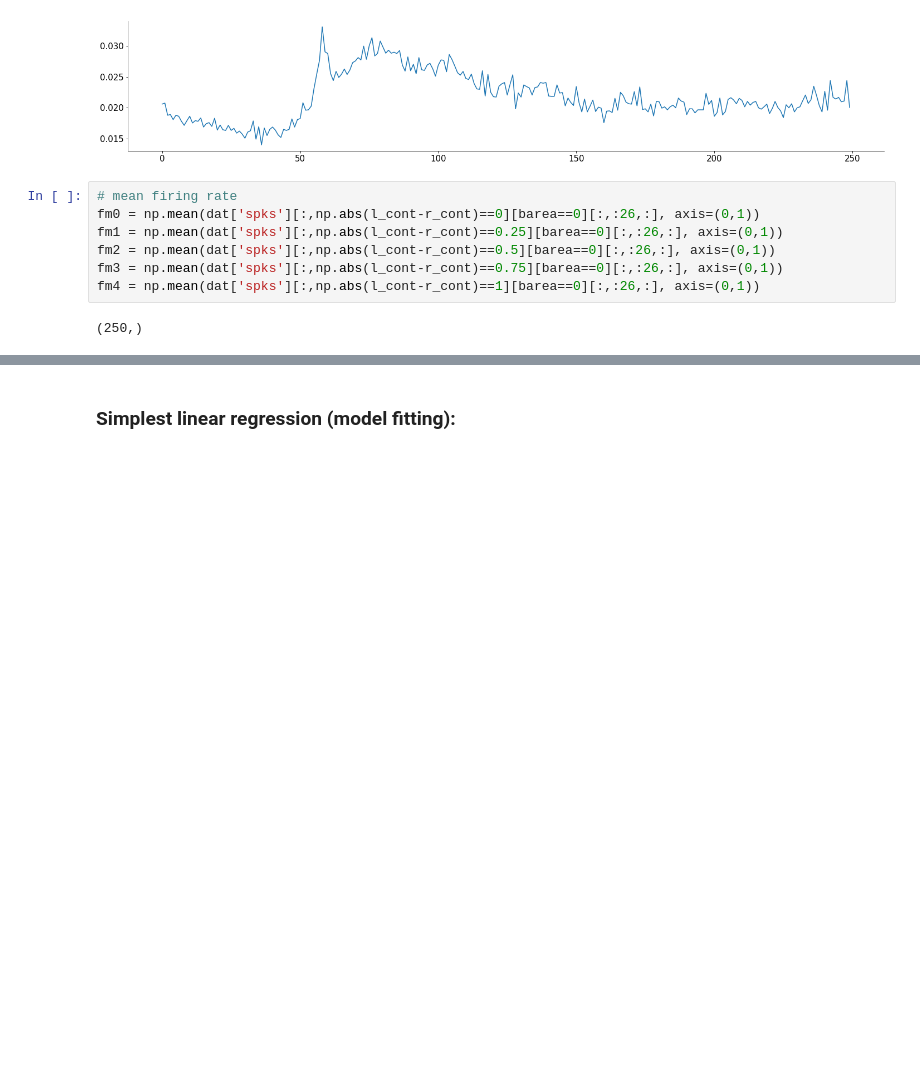
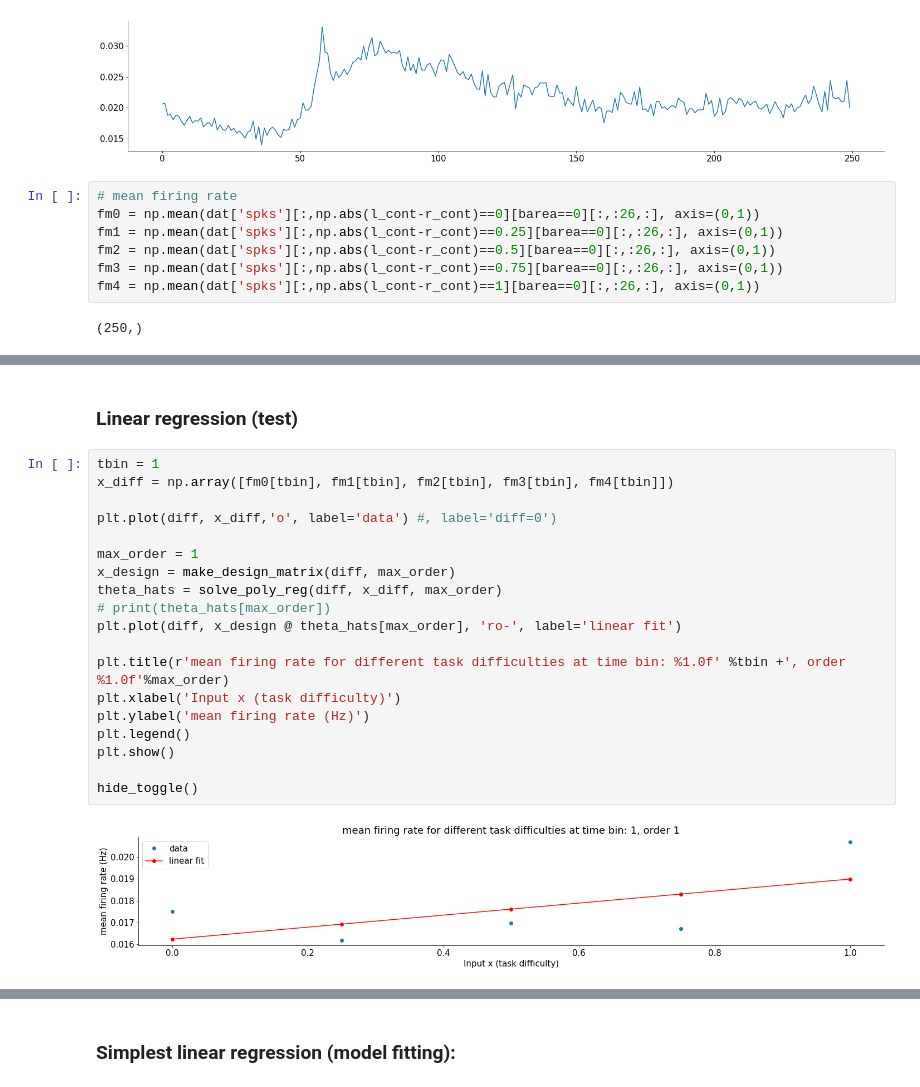
Before and after one commit to Y-Akihiro/NMA2020_decision-dino, a Jupyter notebook: ay_code/Steinmetz_modeling_test.ipynb, the cells around one changed output, grey strips where cells are left out. Drawn from its saved outputs; the diff is of its cells as text; blank space fills up the shorter version.

Commit message:
polynomial regression update

```diff
--- a/ay_code/Steinmetz_modeling_test.ipynb
+++ b/ay_code/Steinmetz_modeling_test.ipynb
@@ -228,0 +280,23 @@ hide_toggle()
+# %% [markdown]
+### Linear regression (test)
+# %%
+tbin = 1
+x_diff = np.array([fm0[tbin], fm1[tbin], fm2[tbin], fm3[tbin], fm4[tbin]])
+
+plt.plot(diff, x_diff,'o', label='data') #, label='diff=0')
+
+max_order = 1
+x_design = make_design_matrix(diff, max_order)
+theta_hats = solve_poly_reg(diff, x_diff, max_order)
+# print(theta_hats[max_order])
+plt.plot(diff, x_design @ theta_hats[max_order], 'ro-', label='linear fit')
+
+plt.title(r'mean firing rate for different task difficulties at time bin: %1.0f' %tbin +', order %1.0f'%max_order)
+plt.xlabel('Input x (task difficulty)')
+plt.ylabel('mean firing rate (Hz)')
+plt.legend()
+plt.show()
+
+hide_toggle()
+# %% [output]
+[figure, added]
```
Also changed, not shown: parts of 11 cells of this notebook.
